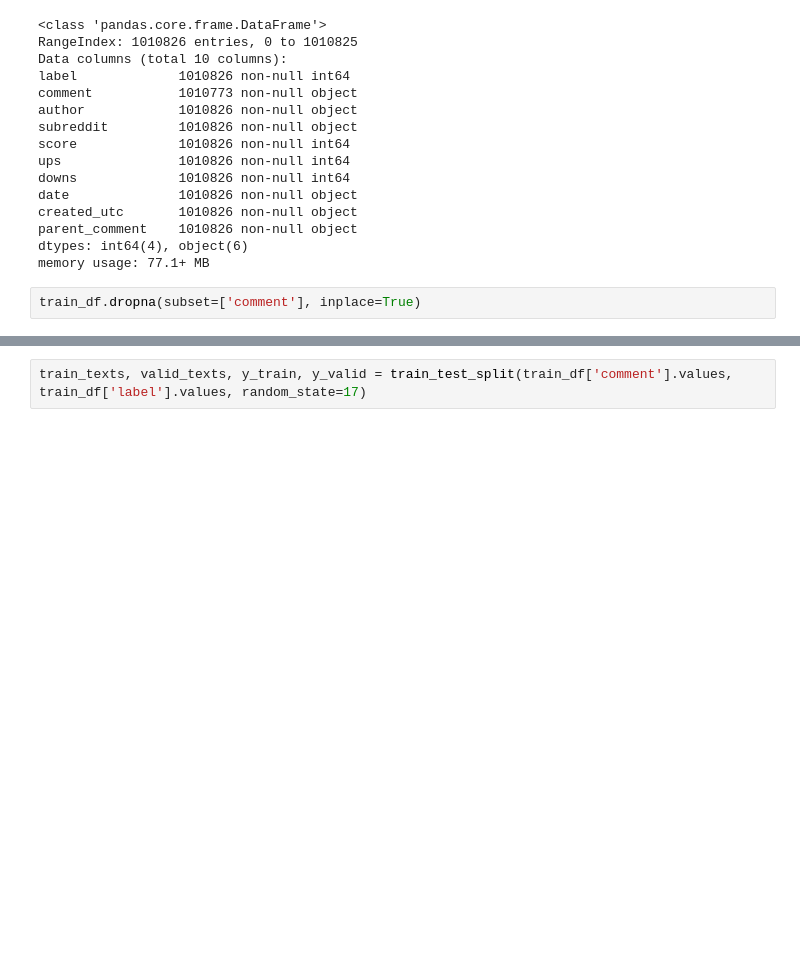
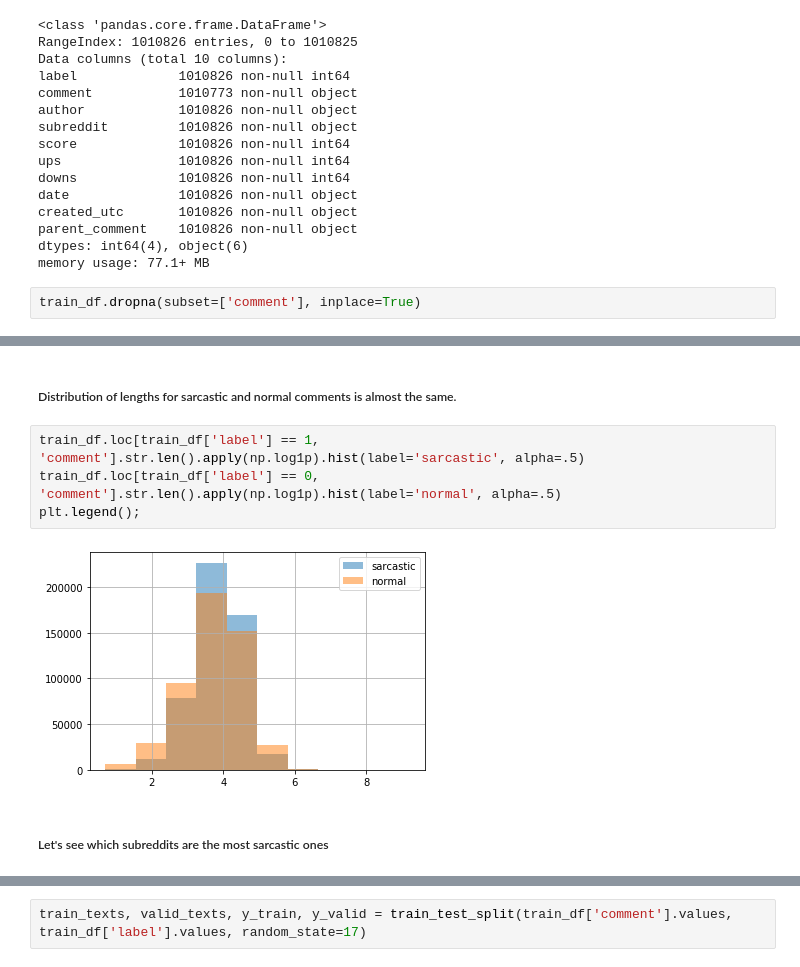
Before and after one commit to KovalevEvgeny/Sarcasm-Detection, a Jupyter notebook: final_notebook.ipynb, the cells around one changed output, grey strips where cells are left out. Saved outputs shown, nothing was run; the diff lists cells and outputs as text; blank space fills up the shorter version.

```diff
--- a/final_notebook.ipynb
+++ b/final_notebook.ipynb
@@ -68,0 +151,10 @@ Name: label, dtype: int64
+# %% [markdown]
+##### Distribution of lengths for sarcastic and normal comments is almost the same.
+# %%
+train_df.loc[train_df['label'] == 1, 'comment'].str.len().apply(np.log1p).hist(label='sarcastic', alpha=.5)
+train_df.loc[train_df['label'] == 0, 'comment'].str.len().apply(np.log1p).hist(label='normal', alpha=.5)
+plt.legend();
+# %% [output]
+[figure, added]
+# %% [markdown]
+##### Let's see which subreddits are the most sarcastic ones
```
Also changed, not shown: parts of 65 cells of this notebook, 1 other file.
